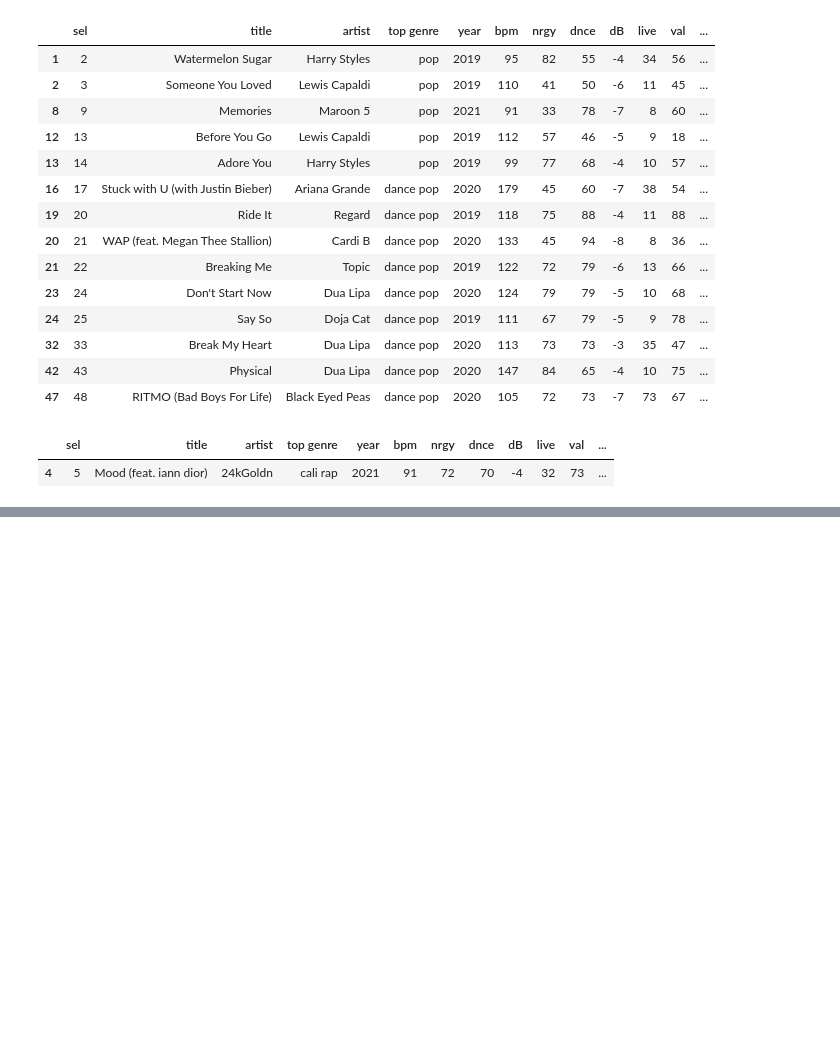
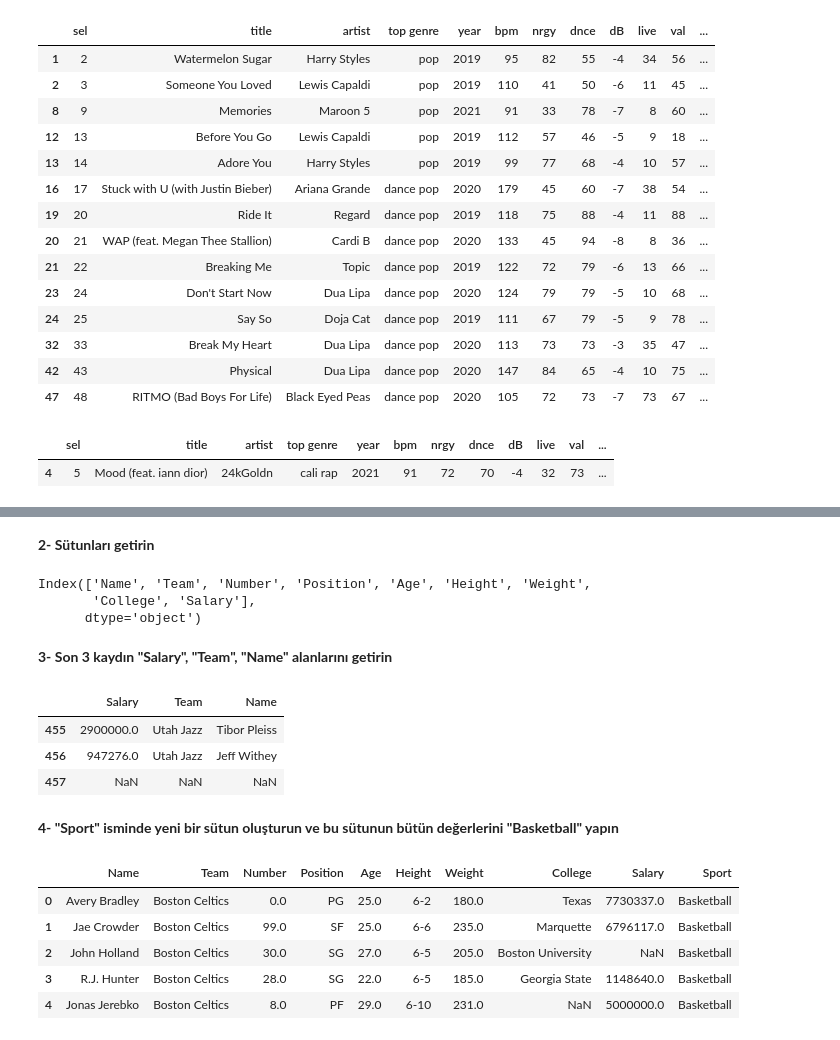
Before and after one commit to e-ozg/data-analizi-notlari, a Jupyter notebook: 09-Pratik.ipynb, the cells around one changed output, grey strips where cells are left out. Cells and saved outputs as stored; diff of their text form; code cells hidden in the pictures; blank space fills up the shorter version.

```diff
--- a/09-Pratik.ipynb
+++ b/09-Pratik.ipynb
@@ -349,0 +370,29 @@ top2020[mask]
+# %% [markdown]
+**2- Sütunları getirin**
+# %%
+df.columns
+# %% [output]
+Index(['Name', 'Team', 'Number', 'Position', 'Age', 'Height', 'Weight',
+       'College', 'Salary'],
+      dtype='object')
+# %% [markdown]
+**3- Son 3 kaydın "Salary", "Team", "Name" alanlarını getirin**
+# %%
+df[['Salary', 'Team', 'Name']].tail(3)
+# %% [output]
+|  | Salary | Team | Name |
+| 455 | 2900000.0 | Utah Jazz | Tibor Pleiss |
+| 456 | 947276.0 | Utah Jazz | Jeff Withey |
+| 457 | NaN | NaN | NaN |
+# %% [markdown]
+**4- "Sport" isminde yeni bir sütun oluşturun ve bu sütunun bütün değerlerini "Basketball" yapın**
+# %%
+df['Sport'] = 'Basketball'
+df.head()
+# %% [output]
+|  | Name | Team | Number | Position | Age | Height | Weight | College | Salary | Sport |
+| 0 | Avery Bradley | Boston Celtics | 0.0 | PG | 25.0 | 6-2 | 180.0 | Texas | 7730337.0 | Basketball |
+| 1 | Jae Crowder | Boston Celtics | 99.0 | SF | 25.0 | 6-6 | 235.0 | Marquette | 6796117.0 | Basketball |
+| 2 | John Holland | Boston Celtics | 30.0 | SG | 27.0 | 6-5 | 205.0 | Boston University | NaN | Basketball |
+| 3 | R.J. Hunter | Boston Celtics | 28.0 | SG | 22.0 | 6-5 | 185.0 | Georgia State | 1148640.0 | Basketball |
+| 4 | Jonas Jerebko | Boston Celtics | 8.0 | PF | 29.0 | 6-10 | 231.0 | NaN | 5000000.0 | Basketball |
```
Also changed, not shown: parts of 23 cells of this notebook, 1 other file.
